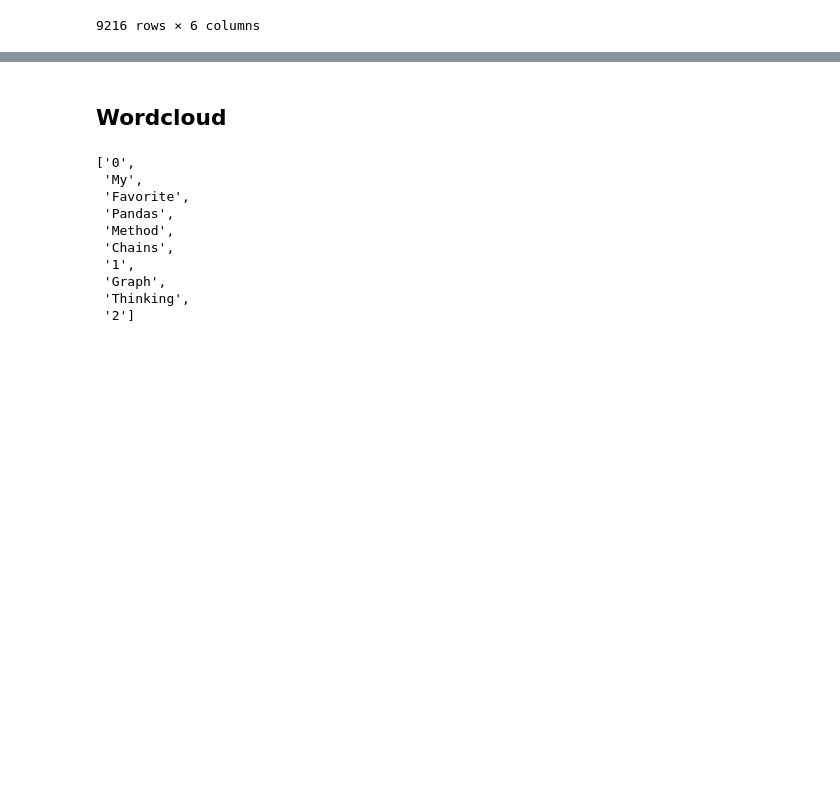
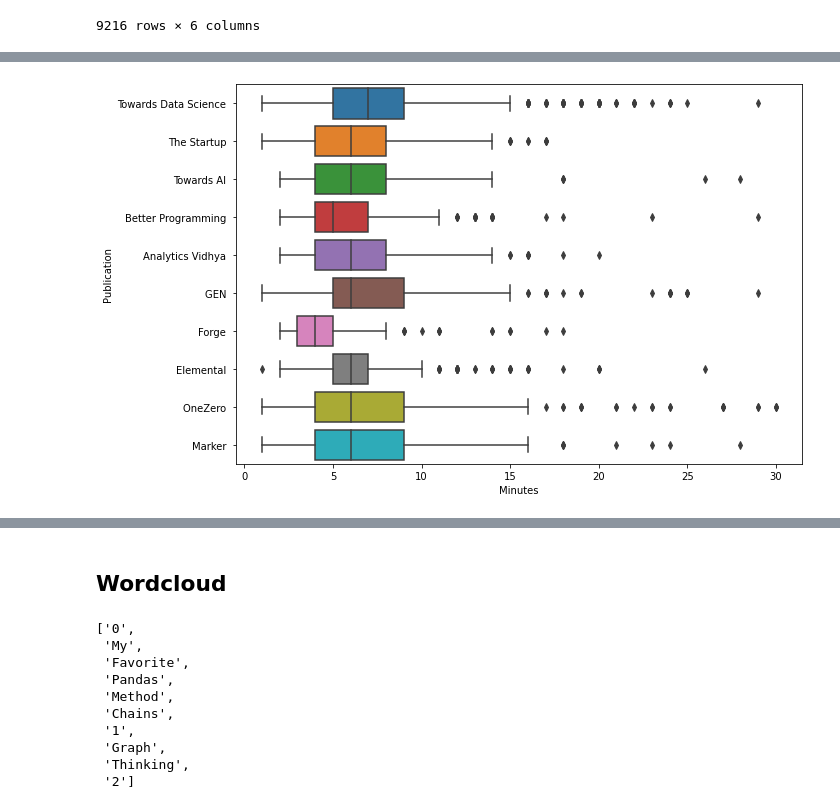
Before and after one commit to sejaldua/digesting-the-digest, a Jupyter notebook: medium-digest-scraper.ipynb, the cells around one changed output, grey strips where cells are left out. Cells and saved outputs as stored; diff of their text form; code cells hidden in the pictures; blank space fills up the shorter version.

```diff
--- a/medium-digest-scraper.ipynb
+++ b/medium-digest-scraper.ipynb
@@ -111,0 +200,8 @@ df['Publication'].value_counts().iloc[:10].plot.bar();
+# %%
+import seaborn as sns
+fig = plt.figure(figsize=(10,6))
+sns.boxplot(data=df[(df['Minutes'] <= 30) & (df['Publication'].isin(df['Publication'].value_counts().iloc[:10].index))], x='Minutes', y='Publication')
+plt.tight_layout()
+fig.savefig('./figures/minutes_publication_boxplot.png')
+# %% [output]
+[figure, added]
```
Also changed, not shown: parts of 16 cells of this notebook, 8 other files.
